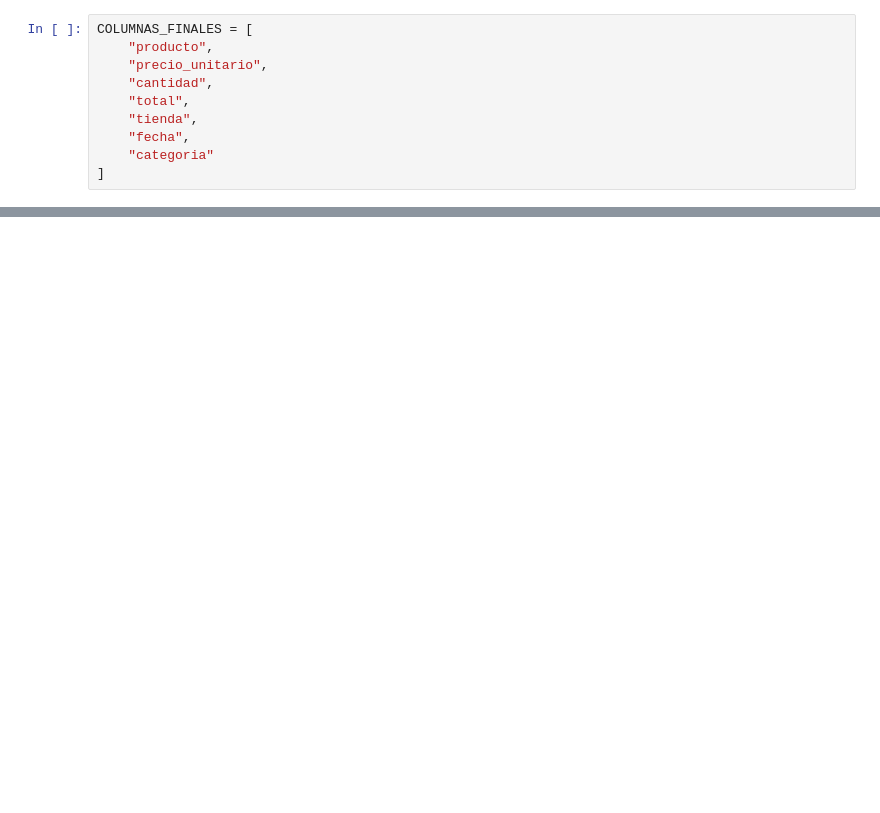
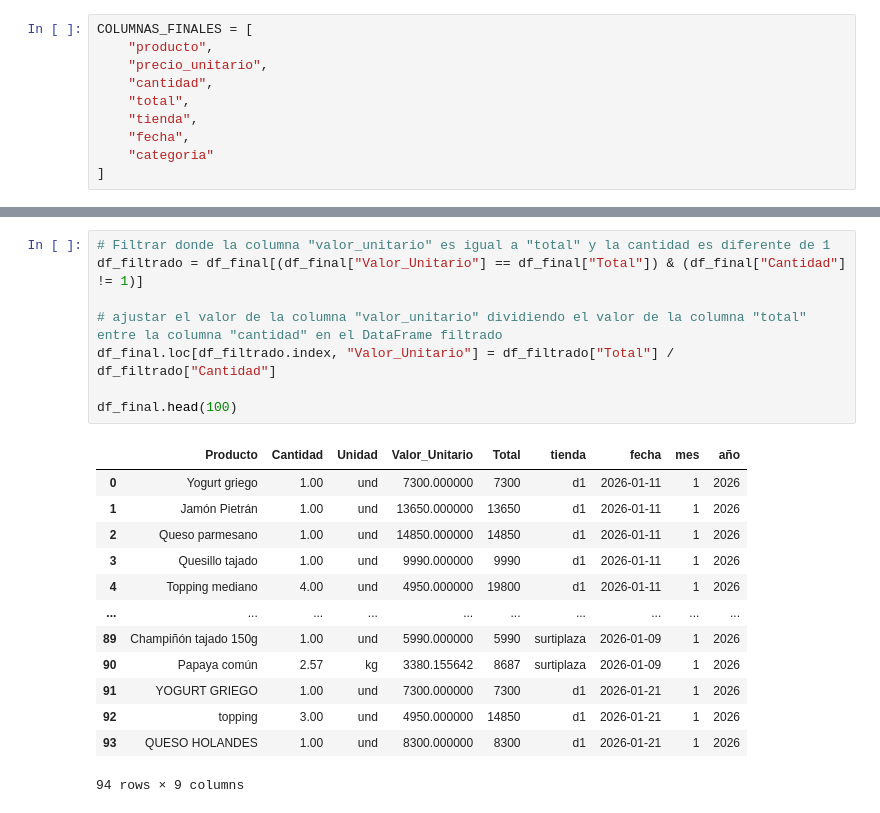
Before and after one commit to MiguelOn889/Mercado, a Jupyter notebook: notebooks/01_ingestion.ipynb, the cells around one changed output, grey strips where cells are left out. Cells and saved outputs as stored; diff of their text form; blank space fills up the shorter version.

```diff
--- a/notebooks/01_ingestion.ipynb
+++ b/notebooks/01_ingestion.ipynb
@@ -191,0 +311,22 @@ COLUMNAS_FINALES = [
+# %%
+# Filtrar donde la columna "valor_unitario" es igual a "total" y la cantidad es diferente de 1
+df_filtrado = df_final[(df_final["Valor_Unitario"] == df_final["Total"]) & (df_final["Cantidad"] != 1)]
+
+# ajustar el valor de la columna "valor_unitario" dividiendo el valor de la columna "total" entre la columna "cantidad" en el DataFrame filtrado
+df_final.loc[df_filtrado.index, "Valor_Unitario"] = df_filtrado["Total"] / df_filtrado["Cantidad"]
+
+df_final.head(100)
+# %% [output]
+|  | Producto | Cantidad | Unidad | Valor_Unitario | Total | tienda | fecha | mes | año |
+| 0 | Yogurt griego | 1.00 | und | 7300.000000 | 7300 | d1 | 2026-01-11 | 1 | 2026 |
+| 1 | Jamón Pietrán | 1.00 | und | 13650.000000 | 13650 | d1 | 2026-01-11 | 1 | 2026 |
+| 2 | Queso parmesano | 1.00 | und | 14850.000000 | 14850 | d1 | 2026-01-11 | 1 | 2026 |
+| 3 | Quesillo tajado | 1.00 | und | 9990.000000 | 9990 | d1 | 2026-01-11 | 1 | 2026 |
+| 4 | Topping mediano | 4.00 | und | 4950.000000 | 19800 | d1 | 2026-01-11 | 1 | 2026 |
+| ... | ... | ... | ... | ... | ... | ... | ... | ... | ... |
+| 89 | Champiñón tajado 150g | 1.00 | und | 5990.000000 | 5990 | surtiplaza | 2026-01-09 | 1 | 2026 |
+| 90 | Papaya común | 2.57 | kg | 3380.155642 | 8687 | surtiplaza | 2026-01-09 | 1 | 2026 |
+| 91 | YOGURT GRIEGO | 1.00 | und | 7300.000000 | 7300 | d1 | 2026-01-21 | 1 | 2026 |
+| 92 | topping | 3.00 | und | 4950.000000 | 14850 | d1 | 2026-01-21 | 1 | 2026 |
+| 93 | QUESO HOLANDES | 1.00 | und | 8300.000000 | 8300 | d1 | 2026-01-21 | 1 | 2026 |
+94 rows × 9 columns
```
Also changed, not shown: parts of 10 cells of this notebook.
